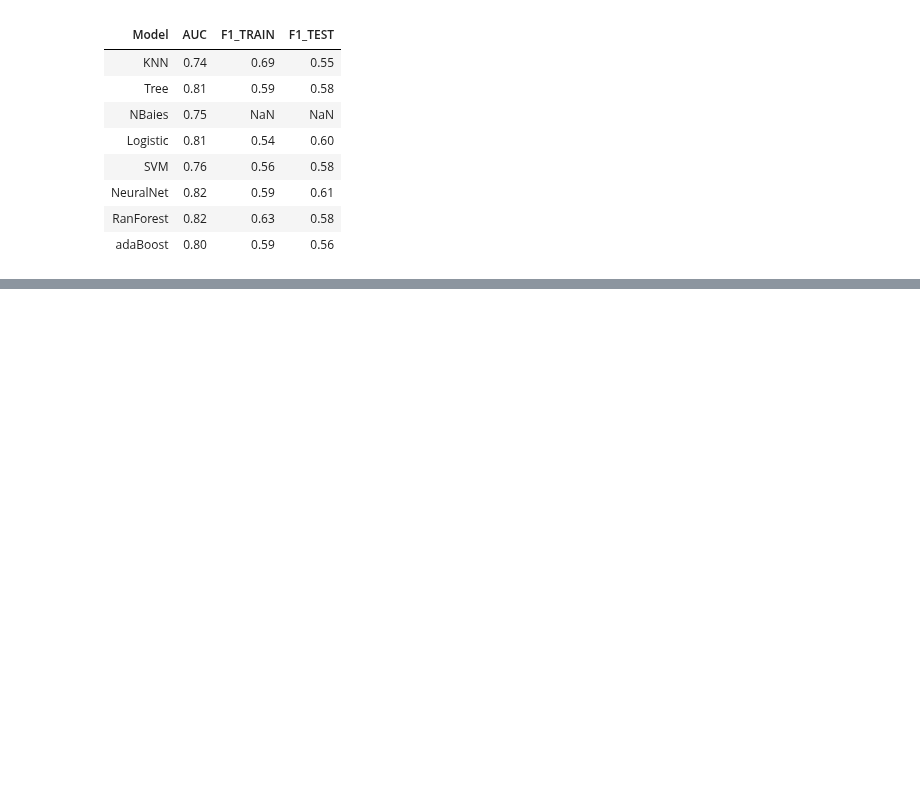
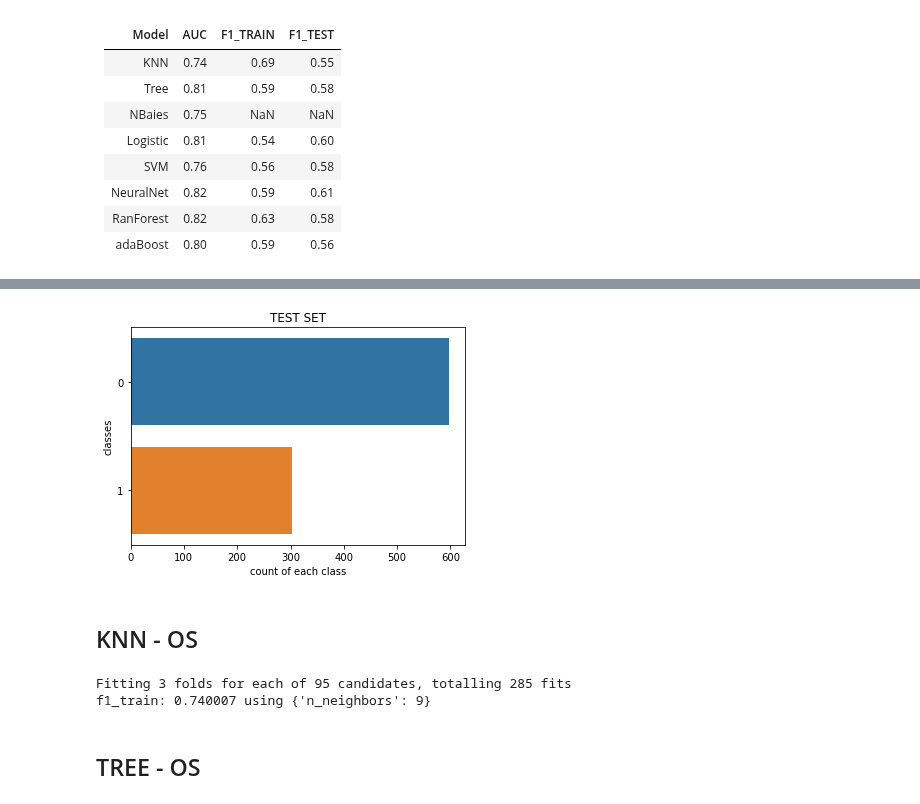
Before and after one commit to AndreaScarpellini1/ML-Project, a Jupyter notebook: Project .ipynb, the cells around one changed output, grey strips where cells are left out. Saved outputs shown, nothing was run; the diff lists cells and outputs as text; code cells hidden in the pictures; blank space fills up the shorter version.

```diff
--- a/Project .ipynb
+++ b/Project .ipynb
@@ -800,0 +861,23 @@ print(AUC)
+# %%
+#Visualize Class Counts
+sns.countplot(y=y_test[:])
+plt.xlabel("count of each class")
+plt.ylabel("classes")
+plt.title("TEST SET")
+plt.show()
+# %% [output]
+[figure, added]
+# %% [markdown]
+## KNN - OS
+# %%
+classifier = KNeighborsClassifier()
+parameters = {'n_neighbors':np.arange(5,100,1)}
+knn_f1_train,knn_f1_test = hyperp_search(classifier,parameters)
+
+print("\ntrain-test difference:")
+print(knn_f1_train-knn_f1_test)
+# %% [output]
+Fitting 3 folds for each of 95 candidates, totalling 285 fits
+f1_train: 0.740007 using {'n_neighbors': 9}
+# %% [markdown]
+## TREE - OS
```
Also changed, not shown: parts of 35 cells of this notebook.
